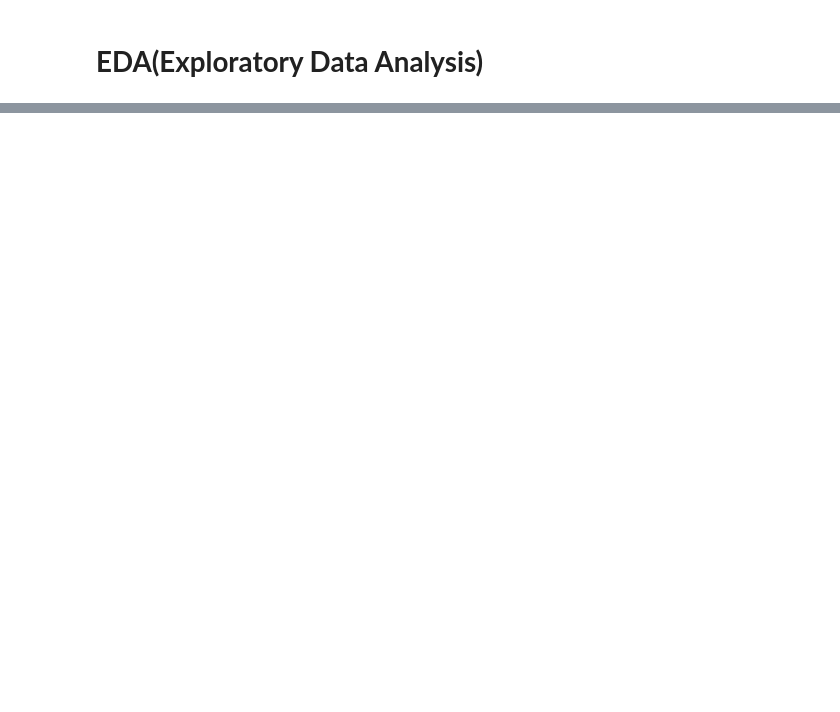
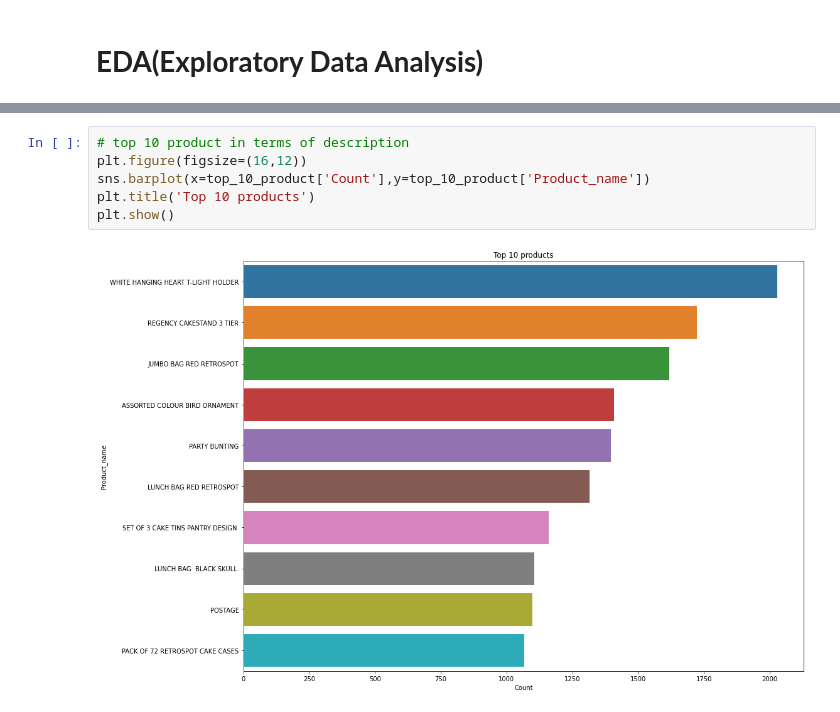
Before and after one commit to Lovejeet-Singh-31/Online-Retail-Customer-Segmentation, a Jupyter notebook: Online_Retail_Customer_Segmentation_Capstone_Project.ipynb, the cells around one changed output, grey strips where cells are left out. Cells and saved outputs as stored; diff of their text form; blank space fills up the shorter version.

```diff
--- a/Online_Retail_Customer_Segmentation_Capstone_Project.ipynb
+++ b/Online_Retail_Customer_Segmentation_Capstone_Project.ipynb
@@ -278,0 +304,8 @@ retail_df.head()
+# %%
+# top 10 product in terms of description
+plt.figure(figsize=(16,12))
+sns.barplot(x=top_10_product['Count'],y=top_10_product['Product_name'])
+plt.title('Top 10 products')
+plt.show()
+# %% [output]
+[figure, added]
```
Also changed, not shown: parts of 39 cells of this notebook.
